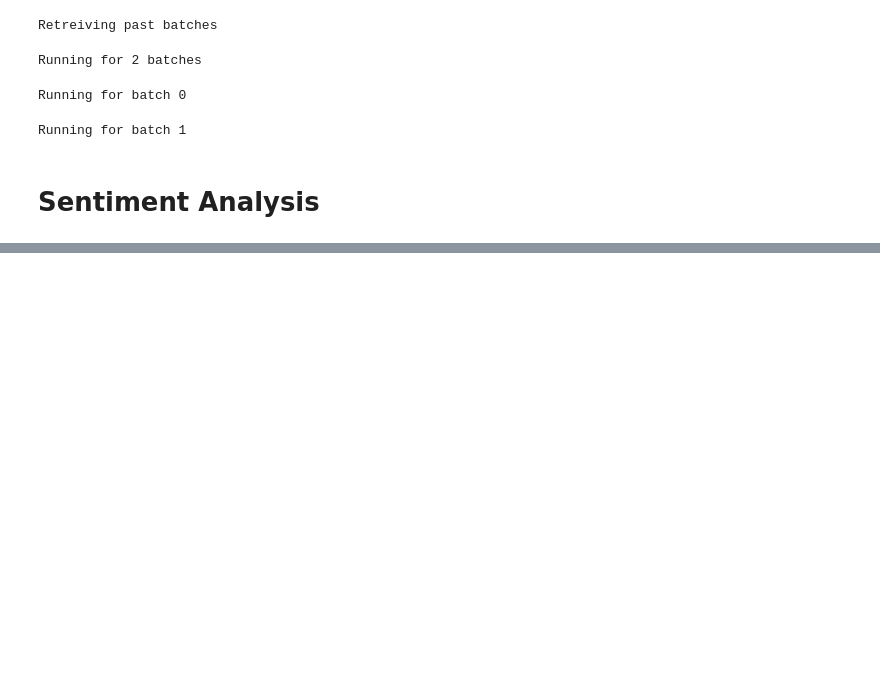
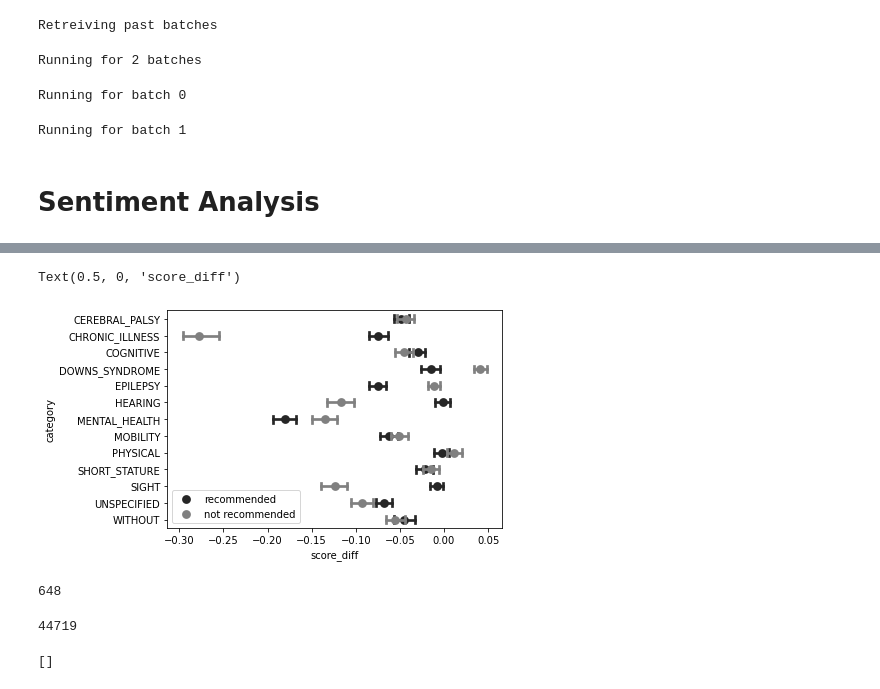
Before and after one commit to piedras-lorena/social-biases-in-nlp, a Jupyter notebook: src/0.1_classification.ipynb, the cells around one changed output, grey strips where cells are left out. Cells and saved outputs as stored; diff of their text form; code cells hidden in the pictures; blank space fills up the shorter version.

```diff
--- a/src/0.1_classification.ipynb
+++ b/src/0.1_classification.ipynb
@@ -180,0 +286,10 @@ score: -0.8
+# %%
+sns.pointplot(
+    data=sentiment_plot, x="value", y="category", hue='variable',
+    errorbar=("ci", 95), capsize=.4, join=False, color=".5",
+)
+plt.legend(title='')
+plt.xlabel('score_diff')
+# %% [output]
+Text(0.5, 0, 'score_diff')
+[figure, added]
@@ -180,0 +310,12 @@ score: -0.8
+# %%
+sum(n_bribes)
+# %% [output]
+648
+# %%
+sum(n_bribes)
+# %% [output]
+44719
+# %%
+line_after
+# %% [output]
+[]
```
Also changed, not shown: parts of 30 cells of this notebook, 2 other files.
